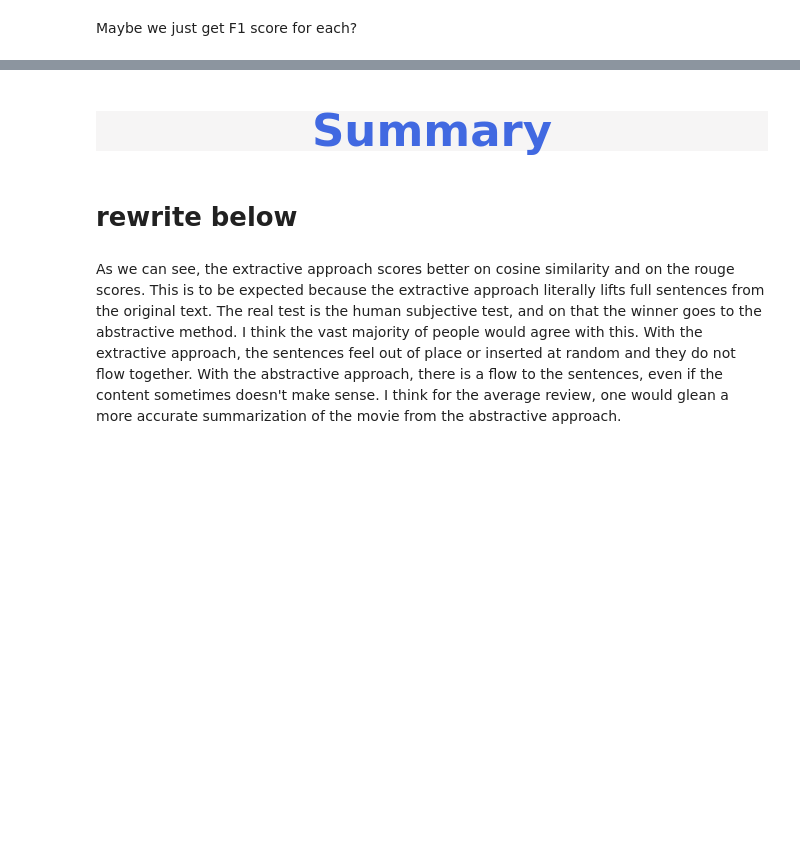
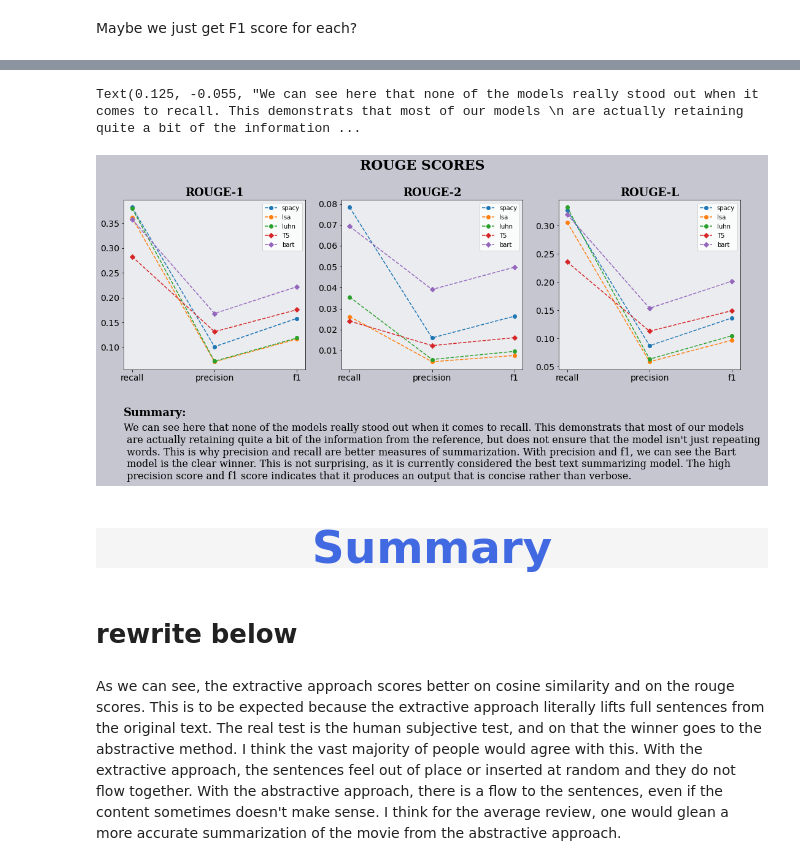
Before and after one commit to rotznmu/movie_summarization_capstone, a Jupyter notebook: Notebooks/03_training_modeling.ipynb, the cells around one changed output, grey strips where cells are left out. Drawn from its saved outputs; the diff is of its cells as text; code cells hidden in the pictures; blank space fills up the shorter version.

```diff
--- a/Notebooks/03_training_modeling.ipynb
+++ b/Notebooks/03_training_modeling.ipynb
@@ -1044,3 +1056,70 @@ plt.show()
+# %%
+def extract_scores(dictionary, rouge):
+    return pd.Series(data=dictionary[rouge], index=['r','p','f']).rename(index={'r': 'recall', 'p':'precision','f':'f1'})
+# %%
+scores_list = [spacy_rouge, lsa_rouge, luhn_rouge, T5_rouge, bart_rouge]
+names = ['spacy', 'lsa', 'luhn', 'T5', 'bart']
+
+for i in range(len(scores_list)):
+    temp = extract_scores(scores_list[i], 'rouge-1', ).rename(names[i])
+    rouge_1_scores = rouge_1_scores.append(temp)
+
+for i in range(len(scores_list)):
+    temp = extract_scores(scores_list[i], 'rouge-2', ).rename(names[i])
+    rouge_2_scores = rouge_2_scores.append(temp)
+
+for i in range(len(scores_list)):
+    temp = extract_scores(scores_list[i], 'rouge-l', ).rename(names[i])
+    rouge_L_scores = rouge_L_scores.append(temp)
+# %%
+fig, ax = plt.subplots(nrows=1, ncols=3, figsize=(18, 7))
+fig.suptitle('ROUGE SCORES', font = 'Serif', weight='bold', color='black', size=22)
+fig.patch.set_facecolor(fig_background_color)
+
+# ROUGE-1
+ax[0].set_title('ROUGE-1', titles_font)
+ax[0].set_position([0.125, 0.3, 0.22794117647058826, 0.55])
+ax[0].plot(rouge_1_scores.iloc[0], label = rouge_1_scores.iloc[0].name, linestyle='--', marker='o' )
+ax[0].plot(rouge_1_scores.iloc[1], label = rouge_1_scores.iloc[1].name, linestyle='--', marker='o' )
+ax[0].plot(rouge_1_scores.iloc[2], label = rouge_1_scores.iloc[2].name, linestyle='--', marker='o' )
+ax[0].plot(rouge_1_scores.iloc[3], label = rouge_1_scores.iloc[3].name, linestyle='--', marker='D' )
+ax[0].plot(rouge_1_scores.iloc[4], label = rouge_1_scores.iloc[4].name, linestyle='--', marker='D' )
+ax[0].set_facecolor(ax_background_color)
+ax[0].tick_params(axis='both', which='major', labelsize=14)
+ax[0].legend()
+
+# ROUGE-2
+ax[1].set_title('ROUGE-2', titles_font)
+ax[1].set_position([0.3985294117647059, 0.3, 0.2279411764705882, 0.55])
+ax[1].plot(rouge_2_scores.iloc[0], label = rouge_2_scores.iloc[0].name, linestyle='--', marker='o' )
+ax[1].plot(rouge_2_scores.iloc[1], label = rouge_2_scores.iloc[1].name, linestyle='--', marker='o' )
+ax[1].plot(rouge_2_scores.iloc[2], label = rouge_2_scores.iloc[2].name, linestyle='--', marker='o' )
+ax[1].plot(rouge_2_scores.iloc[3], label = rouge_2_scores.iloc[3].name, linestyle='--', marker='D' )
+ax[1].plot(rouge_2_scores.iloc[4], label = rouge_2_scores.iloc[4].name, linestyle='--', marker='D' )
+ax[1].set_facecolor(ax_background_color)
+ax[1].tick_params(axis='both', which='major', labelsize=14)
+ax[1].legend()
+
+# ROUGE-L
+ax[2].set_title('ROUGE-L', titles_font)
+ax[2].set_position([0.6720588235294118, 0.3, 0.2279411764705883, 0.55])
+ax[2].plot(rouge_L_scores.iloc[0], label = rouge_L_scores.iloc[0].name, linestyle='--', marker='o' )
+ax[2].plot(rouge_L_scores.iloc[1], label = rouge_L_scores.iloc[1].name, linestyle='--', marker='o' )
+ax[2].plot(rouge_L_scores.iloc[2], label = rouge_L_scores.iloc[2].name, linestyle='--', marker='o' )
+ax[2].plot(rouge_L_scores.iloc[3], label = rouge_L_scores.iloc[3].name, linestyle='--', marker='D' )
+ax[2].plot(rouge_L_scores.iloc[4], label = rouge_L_scores.iloc[4].name, linestyle='--', marker='D' )
+ax[2].set_facecolor(ax_background_color)
+ax[2].tick_params(axis='both', which='major', labelsize=14)
+ax[2].legend()
+
+
+fig.text(0.125, 0.15, 'Summary:',
+         {'font':'Serif', 'size':18,'weight':'bold' ,'color':'black'})
+fig.text(0.125, -0.055, "We can see here that none of the models really stood out when it comes to recall. This demonstrats that most of our models \n are actually retaining quite a bit of the information from the reference, but does not ensure that the model isn't just repeating \n words. This is why precision and recall are better measures of summarization. With precision and f1, we can see the Bart \n model is the clear winner. This is not surprising, as it is currently considered the best text summarizing model. The high \n precision score and f1 score indicates that it produces an output that is concise rather than verbose.  ",
+         {'font':'Serif', 'size':16,'weight':'normal' ,'color':'black'})
+# %% [output]
+Text(0.125, -0.055, "We can see here that none of the models really stood out when it comes to recall. This demonstrats that most of our models \n are actually retaining quite a bit of the information ...
+[figure, added]
 # %% [markdown]
 <a id = '6'></a>
 <h1 style = "font-family: garamond; font-size: 45px; font-style: normal; letter-spcaing: 3px; background-color: #f6f5f5; color :royalblue; border-radius: 100px 100px; text-align:center " >Summary</h1>
```
Also changed, not shown: parts of 59 cells of this notebook.
